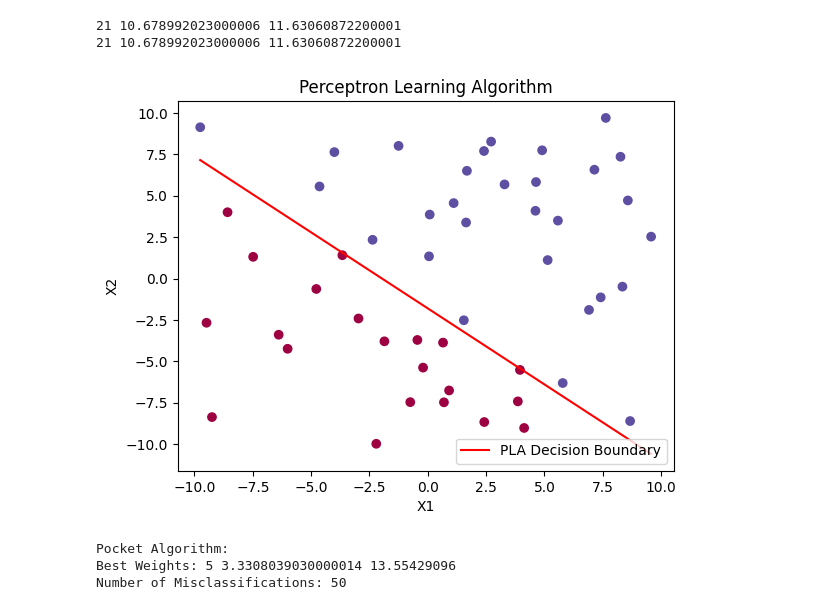
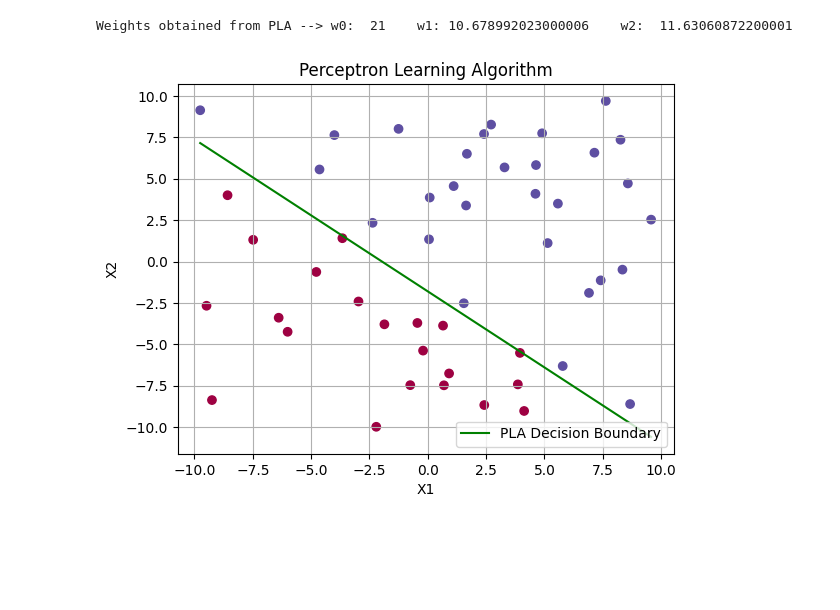
Before and after one commit to kurav/CMPE257-Fall23-Varshith-Kura, a Jupyter notebook: PLA_and_Pocket.ipynb, the cells around one changed output. Cells and saved outputs as stored; diff of their text form; code cells hidden in the pictures; blank space fills up the shorter version.

```diff
--- a/PLA_and_Pocket.ipynb
+++ b/PLA_and_Pocket.ipynb
@@ -38,57 +61,22 @@ def PLA():
 # %%
 file_read('synthetic_dataset.csv')
 PLA()
-print(w0,w1,w2)
+best_w_pocket = pocket_algorithm(x1, x2, y)
-# %% [output]
-21 10.678992023000006 11.63060872200001
-21 10.678992023000006 11.63060872200001
 # %%
 plt.scatter(x1, x2, c=y, cmap=plt.cm.Spectral)
 
-x_line_PLA = np.linspace(min(x1), max(x1), 100)
-y_line_PLA = (-w0 - w1 * x_line_PLA) / w2
-plt.plot(x_line_PLA, y_line_PLA, label='PLA Decision Boundary',color = 'red')
+x1_line_PLA = np.linspace(min(x1), max(x1), 100)
+x2_line_PLA = -(w0 + w1 * x1_line_PLA) / w2
+plt.plot(x1_line_PLA, x2_line_PLA, label='PLA Decision Boundary',color = 'green')
 
 
 plt.xlabel('X1')
 plt.ylabel('X2')
 plt.title('Perceptron Learning Algorithm')
+plt.grid(True)
 plt.legend(loc='lower right')
-
+print("Weights obtained from PLA -->", "w0: ",w0,"   w1:",w1,"   w2: ",w2)
 plt.show()
 # %% [output]
+Weights obtained from PLA --> w0:  21    w1: 10.678992023000006    w2:  11.63060872200001
-[figure, old version]
+[figure, new version]
-# %%
-def Pocket():
-    global best_misclassified_count
-    best_misclassified_count = len(x1)
-    global best_w0,best_w1,best_w2
-    v0, v1, v2 = 1, 0, 1
-    best_w0, best_w1, best_w2 = v0,v1,v2
-
-    for i in range(50):
-        misclassified = misclassified_points()  # Implement misclassified_points() function
-        for i in range(len(x1)):
-            if (v0 + v1 * x1[i] + v2 * x2[i]) * y[i] <= 0:
-                x1_misclassified = x1[i]
-                x2_misclassified = x2[i]
-                y_misclassified = y[i]
-                v0 += y_misclassified
-                v1 += y_misclassified * x1_misclassified
-                v2 += y_misclassified * x2_misclassified
-
-                if len(misclassified) < best_misclassified_count:
-                    best_w0, best_w1, best_w2 = v0, v1, v2
-
-        if len(misclassified) == 0:
-            break
-
-    print("Pocket Algorithm:")
-    print("Best Weights:", best_w0, best_w1, best_w2)
-    print("Number of Misclassifications:", best_misclassified_count)
-
-Pocket()
-# %% [output]
-Pocket Algorithm:
-Best Weights: 5 3.3308039030000014 13.55429096
-Number of Misclassifications: 50
```
Also changed, not shown: parts of 6 cells of this notebook.
